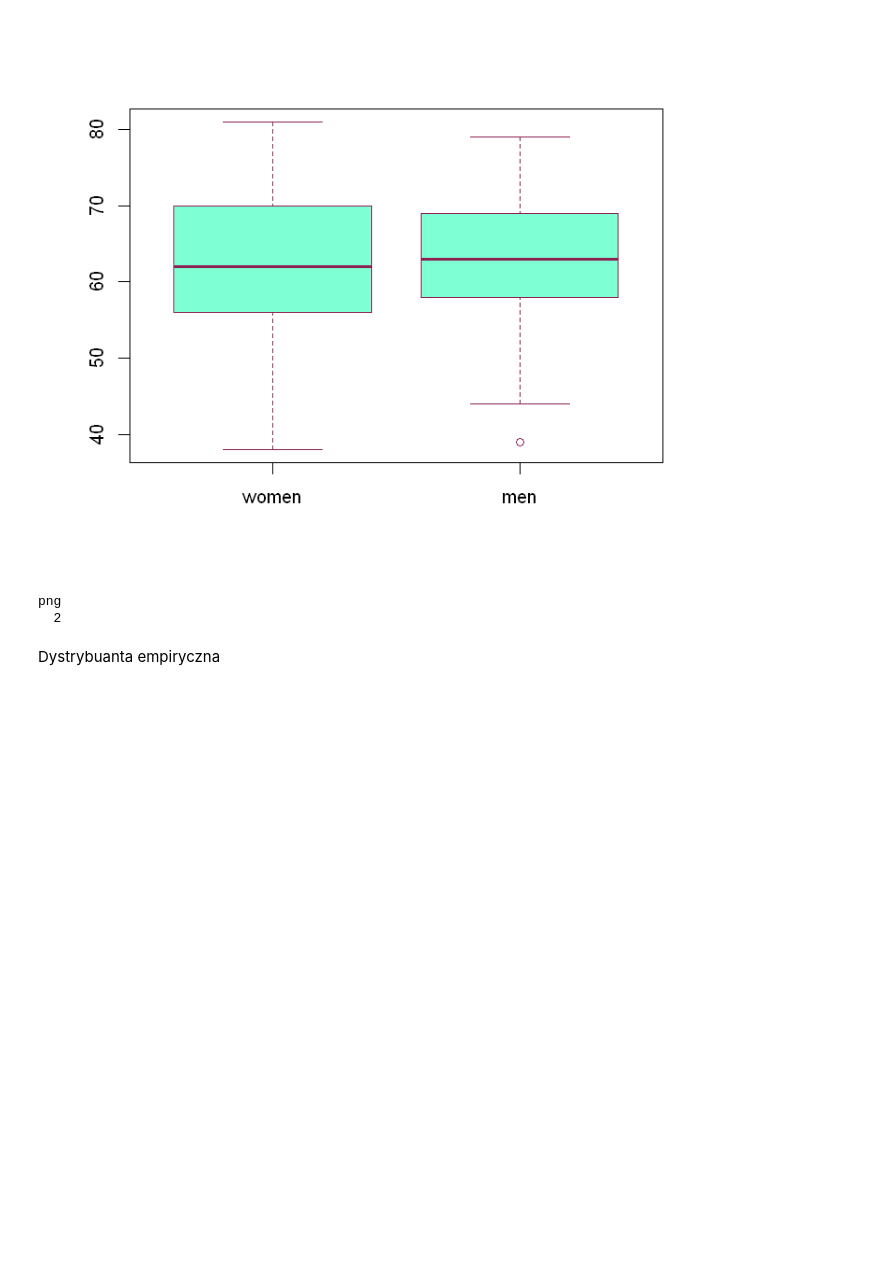
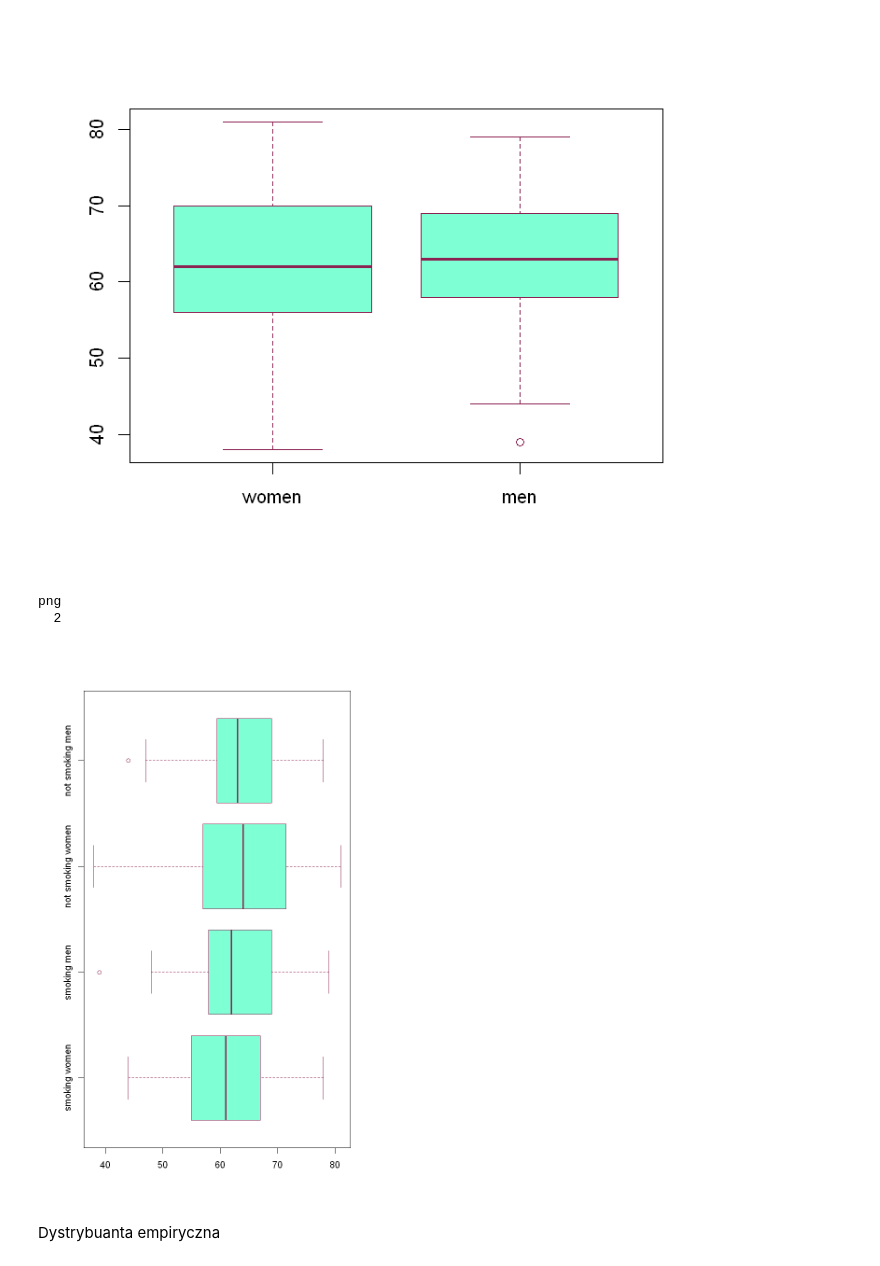
Before and after one commit to Swinkawkrawacie/Statystyka-stosowana, a Jupyter notebook: raport1.ipynb, the cells around one changed output. Cells and saved outputs as stored; diff of their text form; code cells hidden in the pictures; blank space fills up the shorter version.

```diff
--- a/raport1.ipynb
+++ b/raport1.ipynb
@@ -191,6 +191,11 @@ dev.off()
 # %% [output]
 png
   2
+# %%
+options(repr.plot.width=6, repr.plot.height=10)
+boxplot(sm_women$AGE, sm_men$AGE, non_sm_women$AGE, non_sm_men$AGE, horizontal=TRUE, col='aquamarine', border='violetred4', names=c('smoking women','smoking men','not smoking women','not smoking men'))
+# %% [output]
+[figure, added]
 # %% [markdown]
 Dystrybuanta empiryczna
 # %%
```
